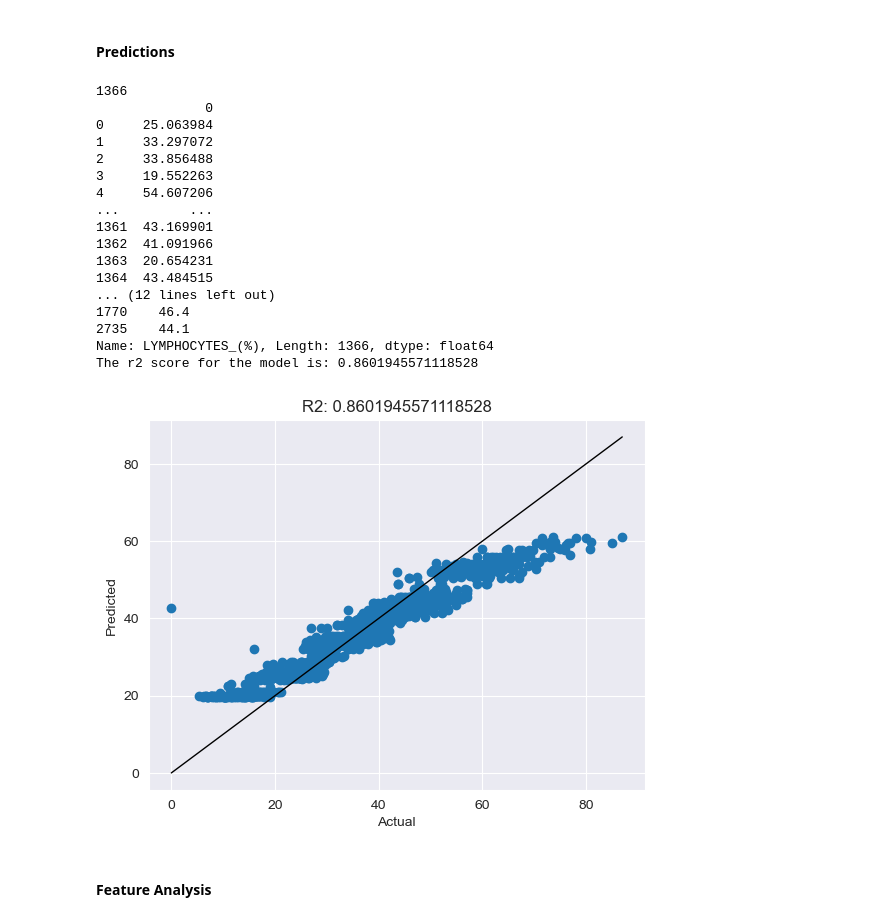
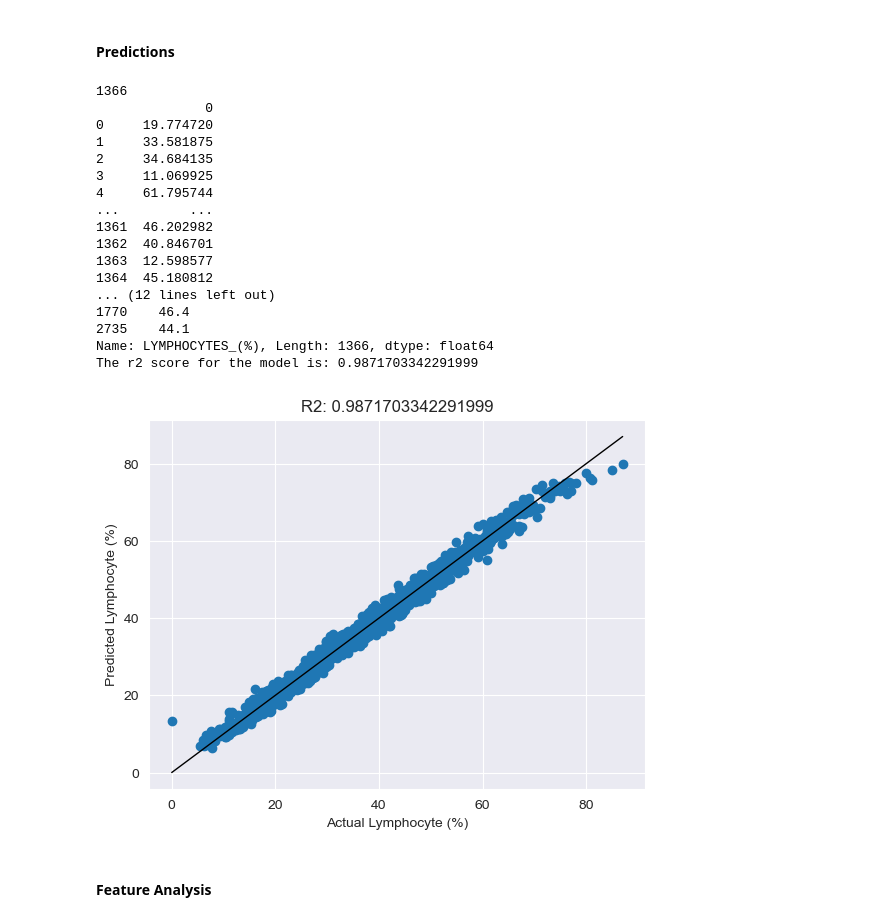
Before and after one commit to aidan-lew/monkey_health, a Jupyter notebook: B_monkeys_predictions.ipynb, the cells around one changed output. Saved outputs shown, nothing was run; the diff lists cells and outputs as text; code cells hidden in the pictures.

```diff
--- a/B_monkeys_predictions.ipynb
+++ b/B_monkeys_predictions.ipynb
@@ -455,7 +458,8 @@ iteritems is deprecated and will be removed in a future version. Use .items inst
 #### Model Formation
 # %%
 # rEgression for multiple monkey predicitons
-model8= CatBoostRegressor(iterations=2,
+model8= CatBoostRegressor(iterations=10
+                          ,
     learning_rate=0.5,
     #loss_function='MultiClass',
     #custom_loss=['AUC','Accuracy'],
@@ -502,48 +514,48 @@ print('The r2 score for the model is:',r2_score(mreg_y_validation, mreg_a_df))
 # %% [output]
 1366
               0
-0     25.063984
-1     33.297072
-2     33.856488
-3     19.552263
-4     54.607206
+0     19.774720
+1     33.581875
+2     34.684135
+3     11.069925
+4     61.795744
 ...         ...
-1361  43.169901
-1362  41.091966
-1363  20.654231
-1364  43.484515
+1361  46.202982
+1362  40.846701
+1363  12.598577
+1364  45.180812
 ... (12 lines left out)
 1770    46.4
 2735    44.1
 Name: LYMPHOCYTES_(%), Length: 1366, dtype: float64
-The r2 score for the model is: 0.8601945571118528
+The r2 score for the model is: 0.9871703342291999
 # %%
 # Plot the predictions vs. actual with the R2 score
 
 fig, ax = plt.subplots()
 ax.scatter(mreg_y_validation, mreg_a_df)
 
 
 ax.plot([mreg_y.min(), mreg_y.max()], [mreg_y.min(), mreg_y.max()],
         'k-',
         linewidth=1,
         markersize=120
 )
 
-ax.set_xlabel('Actual')
-ax.set_ylabel('Predicted')
+ax.set_xlabel('Actual Lymphocyte (%)')
+ax.set_ylabel('Predicted Lymphocyte (%)')
 #regression line
 #single_y_validation, single_a_df = single_y_validation.reshape(-1,1), single_a_df.reshape(-1,1)
 #ax.plot(single_y_validation, LinearRegression().fit(single_y_validation, single_a_df).predict(single_y_validation))
 
 
 
 ax.set_title('R2: ' + str(r2_score(mreg_y_validation, mreg_a_df)))
 
 
 plt.show()
 # %% [output]
-[figure, old version]
+[figure, new version]
 # %% [markdown]
 #### Feature Analysis
 # %%
```
Also changed, not shown: parts of 61 cells of this notebook.
